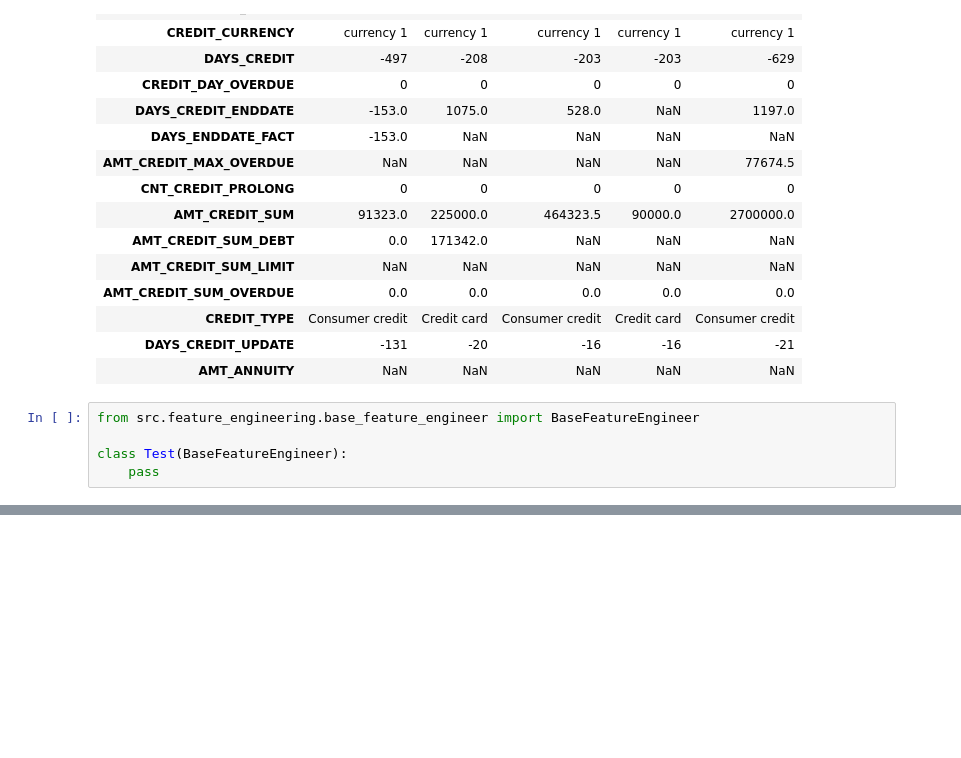
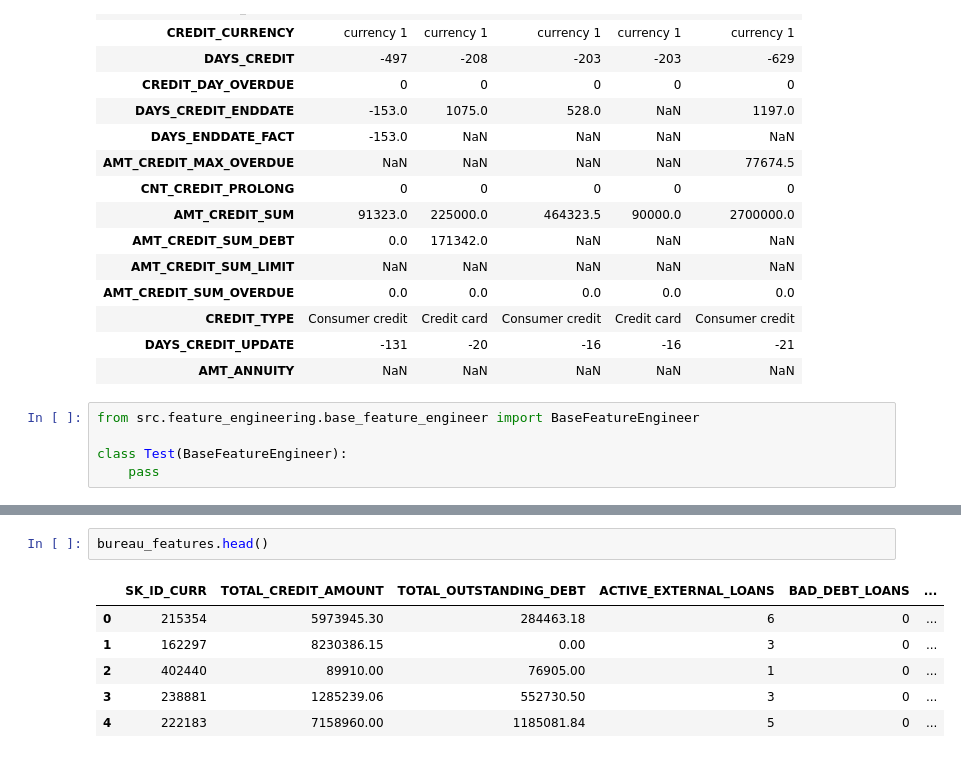
Before and after one commit to DevendraRaj58/Loan-Intelligence-Platform, a Jupyter notebook: notebooks/02_database_reverse_engineering.ipynb, the cells around one changed output, grey strips where cells are left out. Cells and saved outputs as stored; diff of their text form; blank space fills up the shorter version.

Commit message:
Implemented bureau feature engineering with reusable aggregation utilities and business risk features

```diff
--- a/notebooks/02_database_reverse_engineering.ipynb
+++ b/notebooks/02_database_reverse_engineering.ipynb
@@ -234,0 +244,9 @@ bureau_features.head()
+# %%
+bureau_features.head()
+# %% [output]
+|  | SK_ID_CURR | TOTAL_CREDIT_AMOUNT | TOTAL_OUTSTANDING_DEBT | ACTIVE_EXTERNAL_LOANS | BAD_DEBT_LOANS | ... |
+| 0 | 215354 | 5973945.30 | 284463.18 | 6 | 0 | ... |
+| 1 | 162297 | 8230386.15 | 0.00 | 3 | 0 | ... |
+| 2 | 402440 | 89910.00 | 76905.00 | 1 | 0 | ... |
+| 3 | 238881 | 1285239.06 | 552730.50 | 3 | 0 | ... |
+| 4 | 222183 | 7158960.00 | 1185081.84 | 5 | 0 | ... |
```
Also changed, not shown: parts of 8 cells of this notebook, 2 other files.
